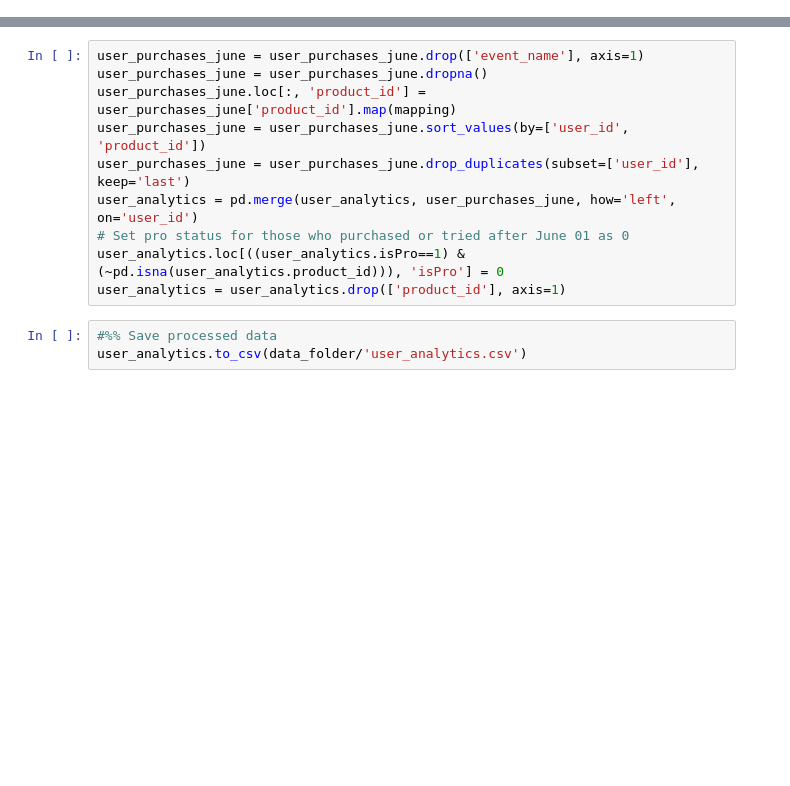
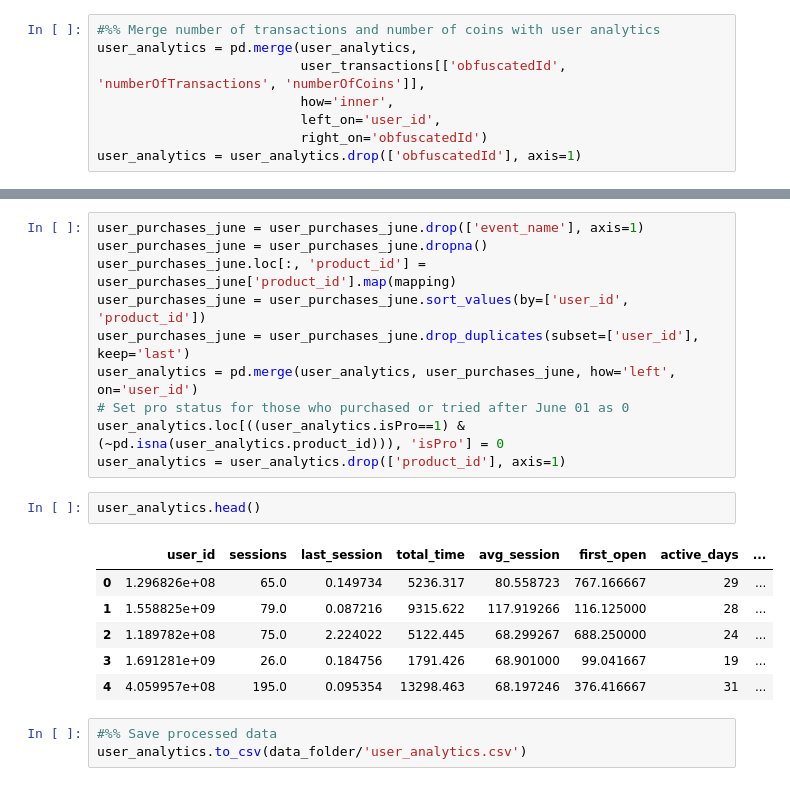
Before and after one commit to advaithasabnis/target-and-market, a Jupyter notebook: main/03 - clean_merge_explore.ipynb, the cells around one changed output, grey strips where cells are left out. Saved outputs shown, nothing was run; the diff lists cells and outputs as text; blank space fills up the shorter version.

```diff
--- a/main/03 - clean_merge_explore.ipynb
+++ b/main/03 - clean_merge_explore.ipynb
@@ -97,3 +106,11 @@ user_transactions = pd.read_csv(data_folder/'user_transactions.tsv', sep='\t')
+# %%
+#%% Merge number of transactions and number of coins with user analytics
+user_analytics = pd.merge(user_analytics,
+                          user_transactions[['obfuscatedId', 'numberOfTransactions', 'numberOfCoins']],
+                          how='inner',
+                          left_on='user_id',
+                          right_on='obfuscatedId')
+user_analytics = user_analytics.drop(['obfuscatedId'], axis=1)
 # %%
 user_holdings.head()
 # %% [output]
@@ -169,6 +186,15 @@ user_analytics = pd.merge(user_analytics, user_purchases_june, how='left', on='u
 # Set pro status for those who purchased or tried after June 01 as 0
 user_analytics.loc[((user_analytics.isPro==1) & (~pd.isna(user_analytics.product_id))), 'isPro'] = 0
 user_analytics = user_analytics.drop(['product_id'], axis=1)
+# %%
+user_analytics.head()
+# %% [output]
+|  | user_id | sessions | last_session | total_time | avg_session | first_open | active_days | ... |
+| 0 | 1.296826e+08 | 65.0 | 0.149734 | 5236.317 | 80.558723 | 767.166667 | 29 | ... |
+| 1 | 1.558825e+09 | 79.0 | 0.087216 | 9315.622 | 117.919266 | 116.125000 | 28 | ... |
+| 2 | 1.189782e+08 | 75.0 | 2.224022 | 5122.445 | 68.299267 | 688.250000 | 24 | ... |
+| 3 | 1.691281e+09 | 26.0 | 0.184756 | 1791.426 | 68.901000 | 99.041667 | 19 | ... |
+| 4 | 4.059957e+08 | 195.0 | 0.095354 | 13298.463 | 68.197246 | 376.416667 | 31 | ... |
 # %%
 #%% Save processed data
 user_analytics.to_csv(data_folder/'user_analytics.csv')
```
Also changed, not shown: parts of 8 cells of this notebook.
